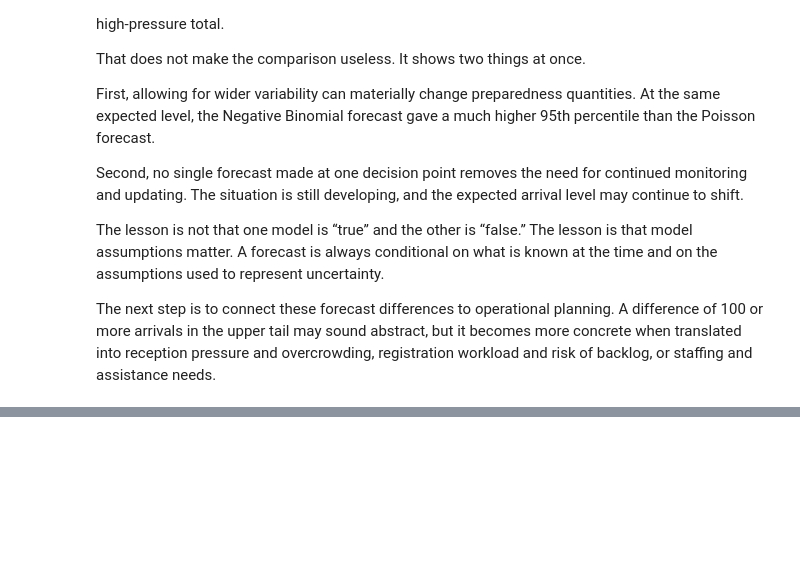
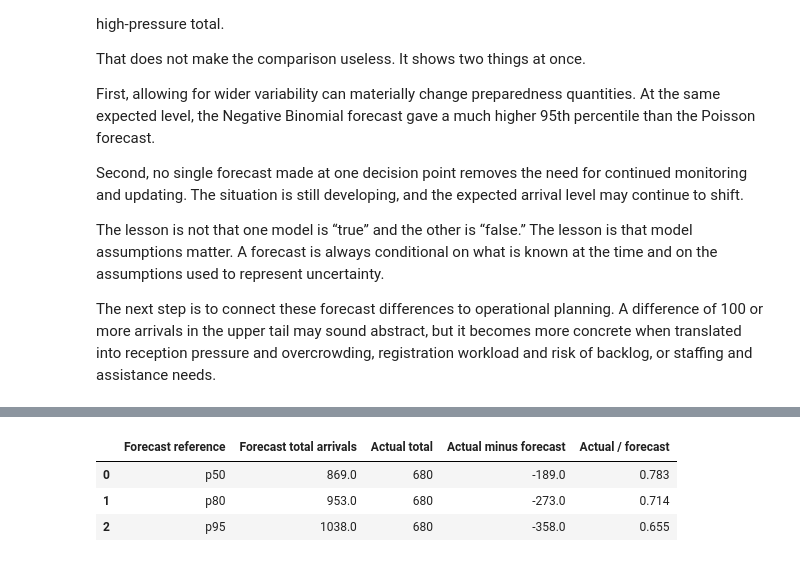
Before and after one commit to kcsongor011/humanitarian_decision_toolkit, a Jupyter notebook: notebooks/forecasting/arrival_dynamics_1_short_term_border_arrivals.ipynb, the cells around one changed output, grey strips where cells are left out. Cells and saved outputs as stored; diff of their text form; code cells hidden in the pictures; blank space fills up the shorter version.

```diff
--- a/notebooks/forecasting/arrival_dynamics_1_short_term_border_arrivals.ipynb
+++ b/notebooks/forecasting/arrival_dynamics_1_short_term_border_arrivals.ipynb
@@ -597,0 +897,7 @@ The next step is to connect these forecast differences to operational planning.
+# %%
+actual_days_19_23 = scenario.loc[
+    scenario["day"].between(19, 23),
+    ["day", "arrivals"],
+].copy()
+
+actual_days_19_23
@@ -597,0 +911,28 @@ The next step is to connect these forecast differences to operational planning.
+# %%
+actual_total_19_23 = int(actual_days_19_23["arrivals"].sum())
+assert actual_total_19_23 == 680
+
+actual_days_19_23_comparison = forecast_days_19_23_summary.copy()
+actual_days_19_23_comparison["Actual total"] = actual_total_19_23
+actual_days_19_23_comparison["Actual minus forecast"] = (
+    actual_days_19_23_comparison["Actual total"]
+    - actual_days_19_23_comparison["Forecast total arrivals"]
+)
+actual_days_19_23_comparison["Actual / forecast"] = (
+    actual_days_19_23_comparison["Actual total"]
+    / actual_days_19_23_comparison["Forecast total arrivals"]
+)
+
+actual_days_19_23_comparison.round(
+    {
+        "Forecast total arrivals": 1,
+        "Actual total": 1,
+        "Actual minus forecast": 1,
+        "Actual / forecast": 3,
+    }
+)
+# %% [output]
+|  | Forecast reference | Forecast total arrivals | Actual total | Actual minus forecast | Actual / forecast |
+| 0 | p50 | 869.0 | 680 | -189.0 | 0.783 |
+| 1 | p80 | 953.0 | 680 | -273.0 | 0.714 |
+| 2 | p95 | 1038.0 | 680 | -358.0 | 0.655 |
```
Also changed, not shown: parts of 40 cells of this notebook.
